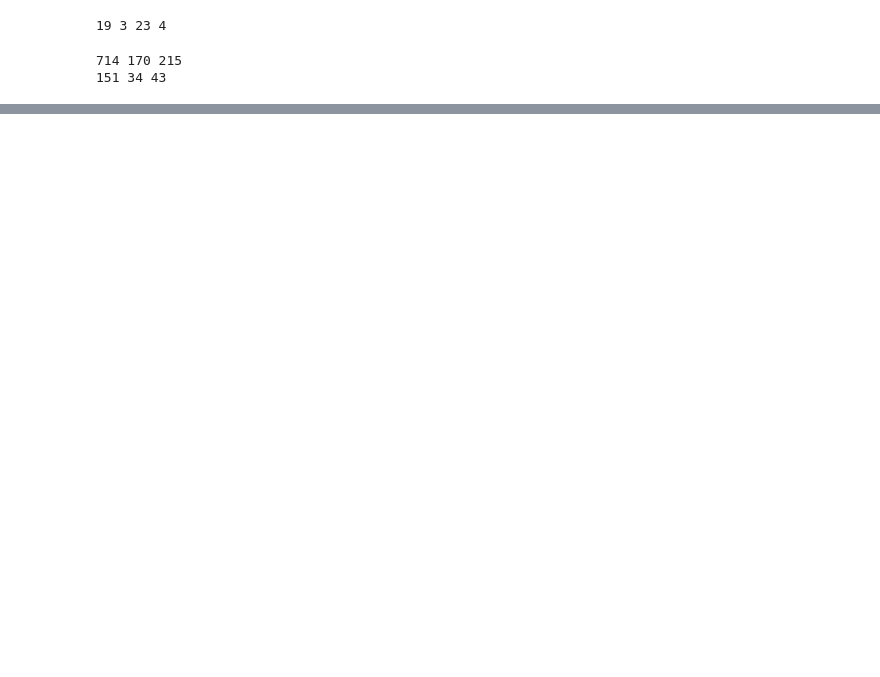
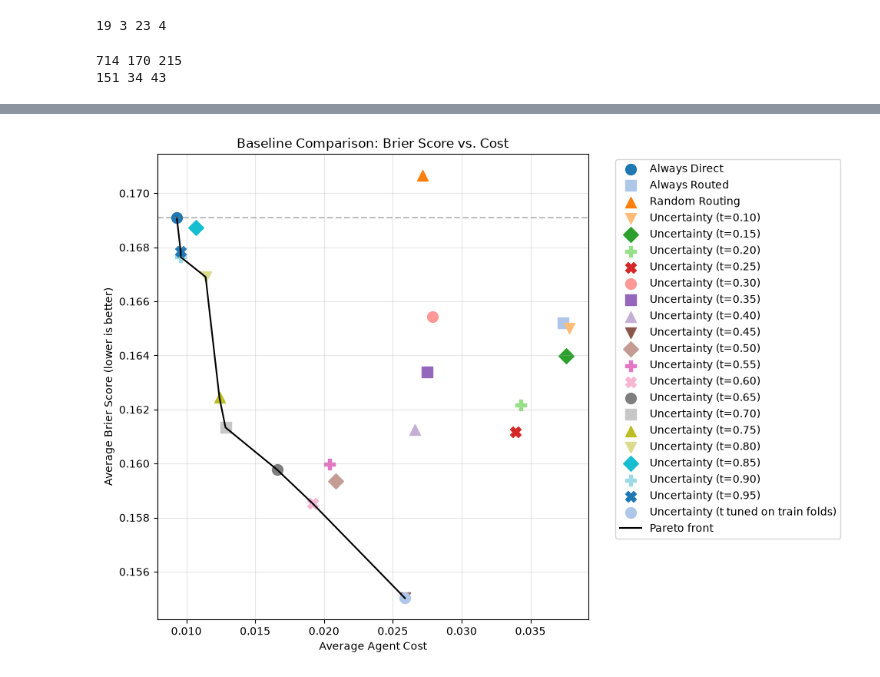
Before and after one commit to MarioMatsas/ML4Science, a Jupyter notebook: project.ipynb, the cells around one changed output, grey strips where cells are left out. Drawn from its saved outputs; the diff is of its cells as text; code cells hidden in the pictures; blank space fills up the shorter version.

Commit message:
Baseline models finished

```diff
--- a/project.ipynb
+++ b/project.ipynb
@@ -114,0 +323,47 @@ groups_train = train["question_id"].to_numpy()
+# %%
+plt.figure(figsize=(10, 7))
+
+markers = ["o", "s", "^", "v", "D", "P", "X"]
+
+for i, (_, row) in enumerate(summary.iterrows()):
+    plt.scatter(
+        row["Average Cost"],
+        row["Average Brier"],
+        s=100,
+        color=plt.cm.tab20(i % 20),
+        marker=markers[i % len(markers)],
+        label=row["Model"]
+    )
+
+# Pareto front (lower cost AND lower Brier are better, so the best points are bottom-left).
+# Go through the policies from cheapest to most expensive and keep a point only if its
+# Brier is strictly lower than every cheaper (or equally cheap) point seen so far.
+by_cost = summary.sort_values(["Average Cost", "Average Brier"])
+front_rows, best_brier = [], np.inf
+for _, row in by_cost.iterrows():
+    if row["Average Brier"] < best_brier:
+        front_rows.append(row)
+        best_brier = row["Average Brier"]
+front = pd.DataFrame(front_rows)
+
+plt.plot(
+    front["Average Cost"],
+    front["Average Brier"],
+    color="black",
+    linewidth=1.5,
+    label="Pareto front"
+)
+
+plt.xlabel("Average Agent Cost")
+plt.ylabel("Average Brier Score (lower is better)")
+plt.title("Baseline Comparison: Brier Score vs. Cost")
+
+# Reference line: Brier of always-direct
+plt.axhline(summary.loc[summary.Model == "Always Direct", "Average Brier"].iloc[0],
+            linestyle="--", color="gray", alpha=0.5)
+plt.legend(bbox_to_anchor=(1.05, 1), loc="upper left")
+plt.grid(alpha=0.3)
+plt.tight_layout()
+plt.show()
+# %% [output]
+[figure, added]
```
Also changed, not shown: parts of 6 cells of this notebook.
